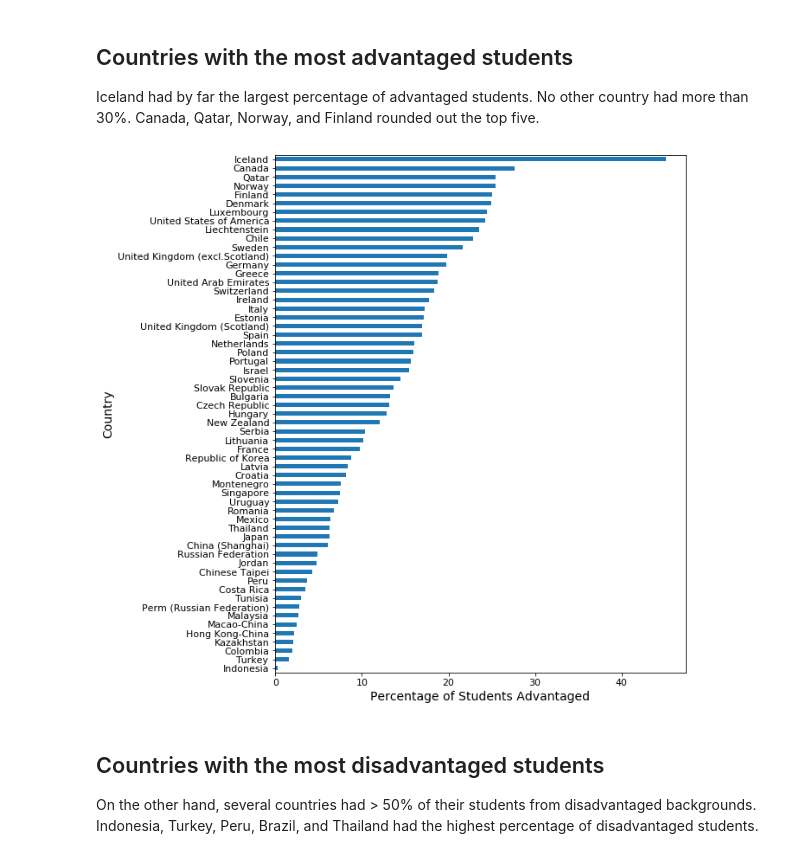
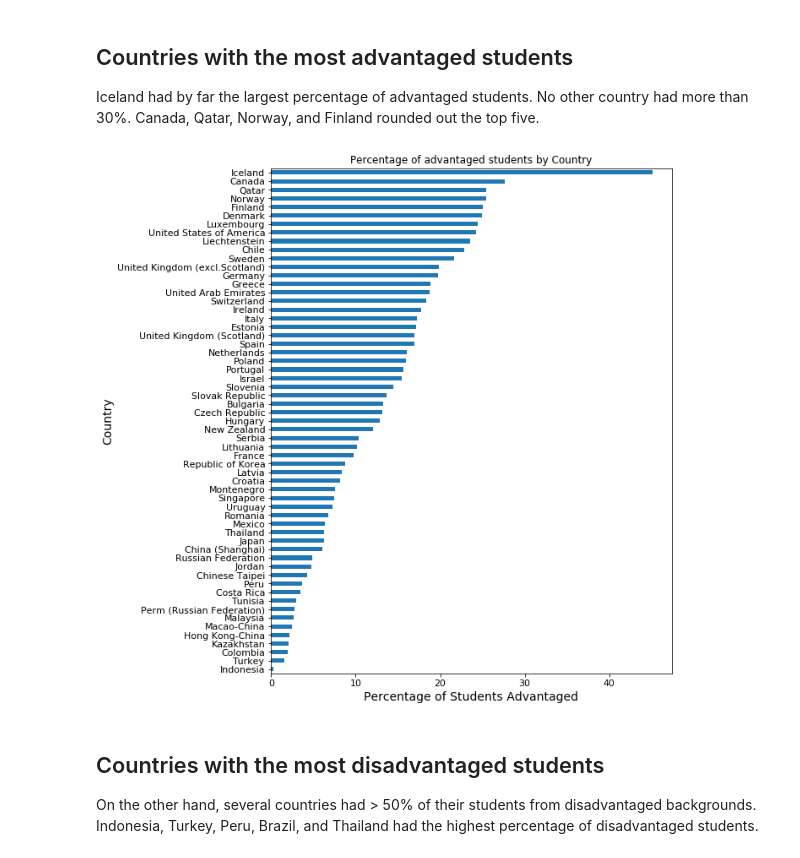
Before and after one commit to att9992/Data-Analyst-Projects, a Jupyter notebook: Project 5 PISA/PISA_presentation.ipynb, the cells around one changed output. Saved outputs shown, nothing was run; the diff lists cells and outputs as text; code cells hidden in the pictures.

```diff
--- a/Project 5 PISA/PISA_presentation.ipynb
+++ b/Project 5 PISA/PISA_presentation.ipynb
@@ -35,14 +35,15 @@ Iceland had by far the largest percentage of advantaged students. No other count
 # %%
 fig, ax = plt.subplots()
 fig.set_size_inches(8.5, 11)
 dt = (df_clean.query('advantaged == 1').groupby('country')['student_id'].count() /
       df_clean.groupby('country')['student_id'].count()).sort_values() * 100
 dt.dropna().plot(kind="barh", fontsize=11)
 ax.set_ylabel("Country", fontsize=14)
 ax.set_xlabel("Percentage of Students Advantaged", fontsize=14)
+ax.set_title("Percentage of advantaged students by Country")
 plt.show()
 # %% [output]
-[figure, old version]
+[figure, new version]
 # %% [markdown]
 ## Countries with the most disadvantaged students
 
```
Also changed, not shown: parts of 5 cells of this notebook, 3 other files.
